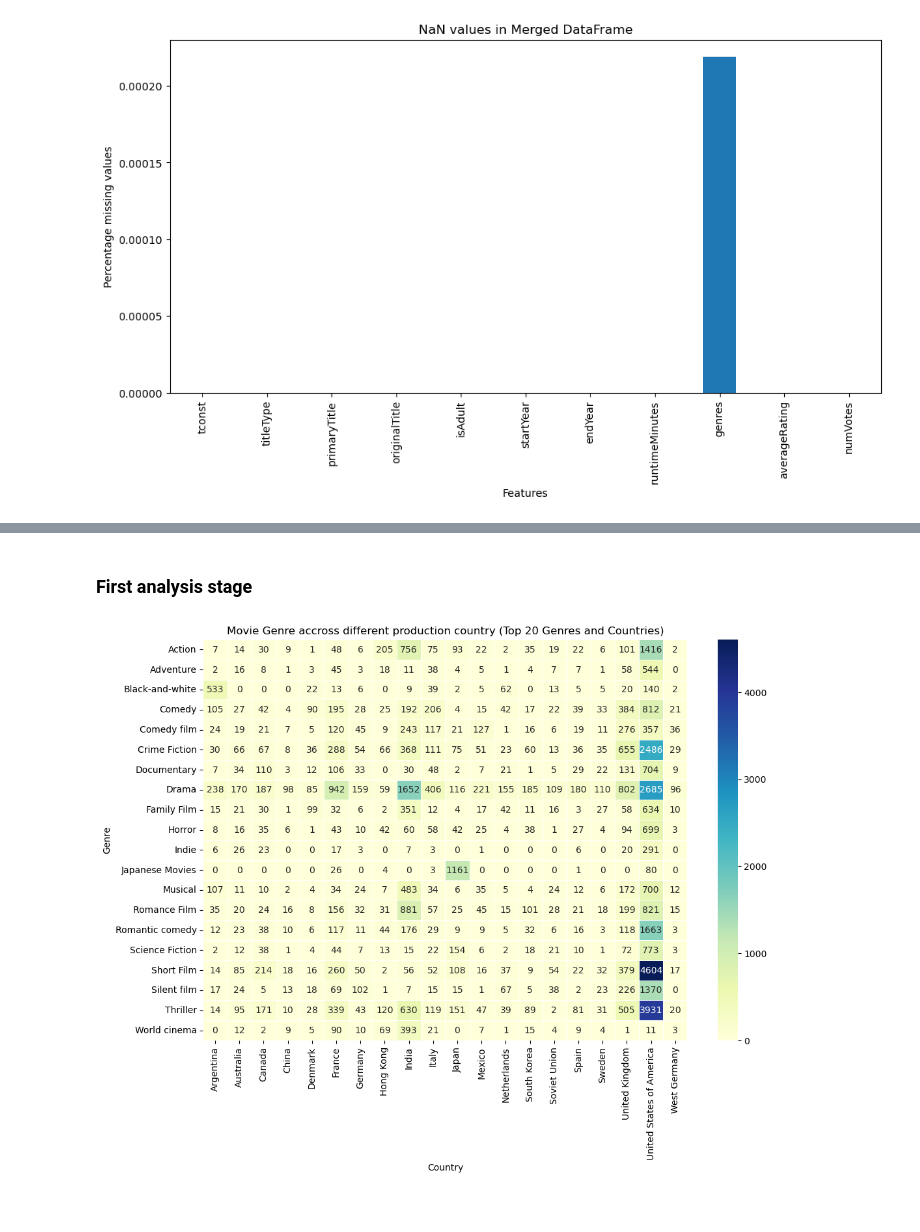
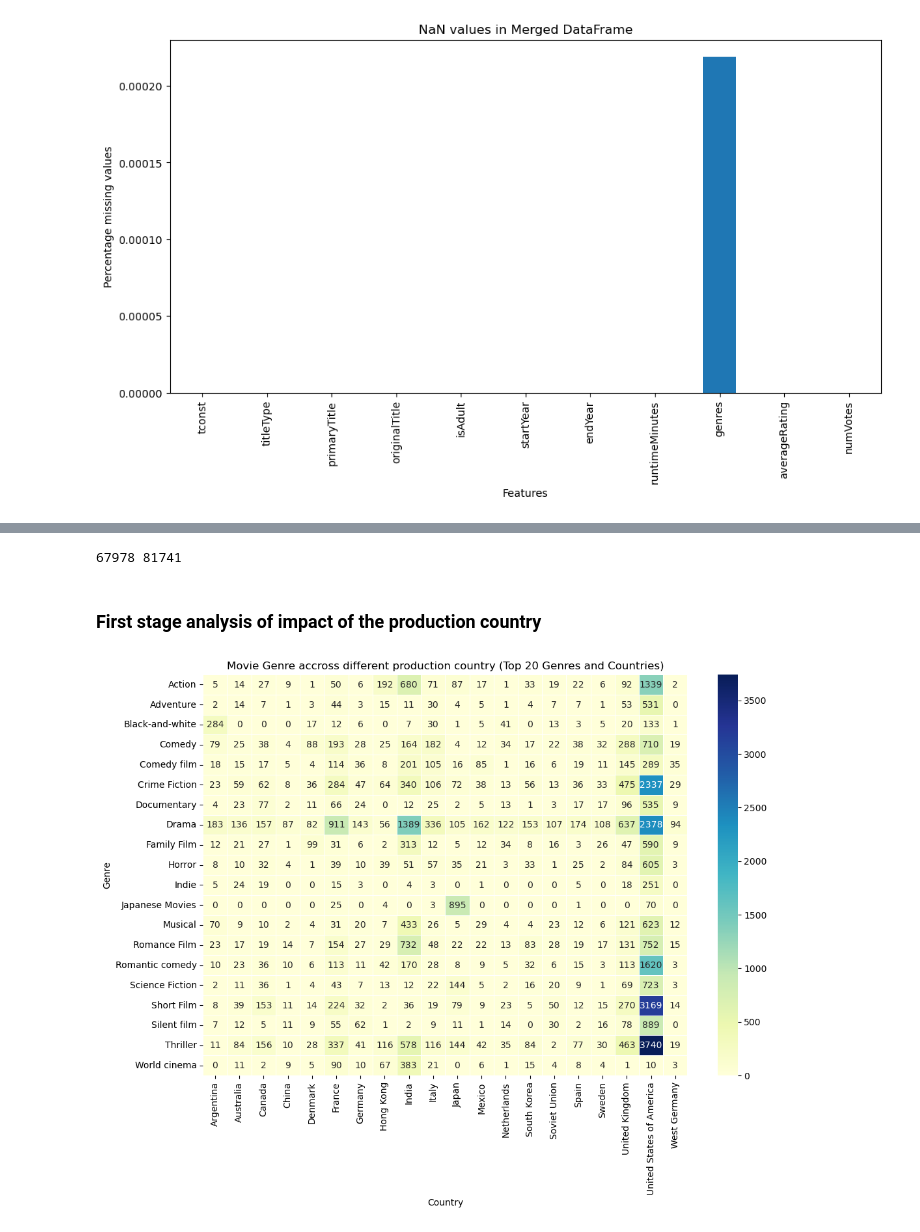
Before and after one commit to epfl-ada/ada-2023-project-yamal, a Jupyter notebook: Projet_step_1.ipynb, the cells around one changed output, grey strips where cells are left out. Saved outputs shown, nothing was run; the diff lists cells and outputs as text; code cells hidden in the pictures.

Commit message:
Update country effect analysis

```diff
--- a/Projet_step_1.ipynb
+++ b/Projet_step_1.ipynb
@@ -46,20 +49,3 @@ movies = pd.read_table(DATA_FOLDER+'movie.metadata.tsv', names=columns_mov, skip
 In this first part of the notebook, we will process the data to clean them and structure them in a more convinient way for our coming analysis.
 
 First, to make our future studies easier, we will split the release date column into two new columns containing the release month and year separately.
-# %%
-# Splitting release date into year and month
-
-movie_release_year = []
-movie_release_month = []
-for release_date in movies['Movie_release_date']:
-    if '-' in str(release_date):
-        splitted_date = release_date.split('-')
-        movie_release_year.append(splitted_date[0])
-        movie_release_month.append(splitted_date[1])
-    else :
-        movie_release_year.append(str(release_date)[:4])
-        movie_release_month.append(None)
-movies['Movie_release_year'] = movie_release_year
-movies['Movie_release_month'] = movie_release_month
-movies.drop('Movie_release_date', axis = 1, inplace = True)
-movies.head()
@@ -207,7 +193,6 @@ Finally, empty lists in the columns `Movie_languages` and `Movie_countries` have
 # Replace missing values in list features by np.nan
 
 movies['Movie_languages'] = movies['Movie_languages'].apply(lambda x: np.nan if x == [] else x)
-movies['Movie_countries'] = movies['Movie_countries'].apply(lambda x: np.nan if x == [] else x)
 # %% [markdown]
 ### Visualize data set
 # %% [markdown]
@@ -535,2 +476,6 @@ plot_nan(merged_df, 'Missing values in the augmentaed data frame')
+# %%
+print(len(merged_df), len(movies))
+# %% [output]
+67978 81741
 # %% [markdown]
-### First analysis stage
+### First stage analysis of impact of the production country
@@ -541,18 +482,16 @@ print(stats.pearsonr(movies_copy['Movie_runtime'], movies_copy['Movie_box_office
+# %%
+df_top20_genre_country = merged_df[(merged_df['Movie_genre_1'].isin(top20_genres.index))&
+                        (merged_df['Movie_country_1'].isin(top20_countries.index))]
 # %%
-new_df = movies[movies['Movie_genre_1'].isin(top20_genres.index)]
-top_20_genre_country = new_df[new_df['Movie_country_1'].isin(top20_countries.index)]
-
-
 # Group the data by genre and genre and calculate the count of movies in each category
-genre_country_counts = top_20_genre_country.groupby(['Movie_genre_1', 'Movie_country_1']).size().unstack(fill_value=0)
-genre_country_counts.head()
+genre_country_counts = df_top20_genre_country.groupby(['Movie_genre_1', 'Movie_country_1']).size().unstack(fill_value=0)
 
 # Create a heatmap to visualize the data
 plt.figure(figsize=(12, 8))
 sns.heatmap(genre_country_counts, cmap='YlGnBu', annot=True, fmt='d', cbar=True, linewidths=0.5)
 plt.title('Movie Genre accross different production country (Top 20 Genres and Countries)')
 plt.xlabel('Country')
 plt.ylabel('Genre')
 plt.show()
 # %% [output]
-[figure, old version]
+[figure, new version]
```
Also changed, not shown: parts of 37 cells of this notebook, 1 other file.
